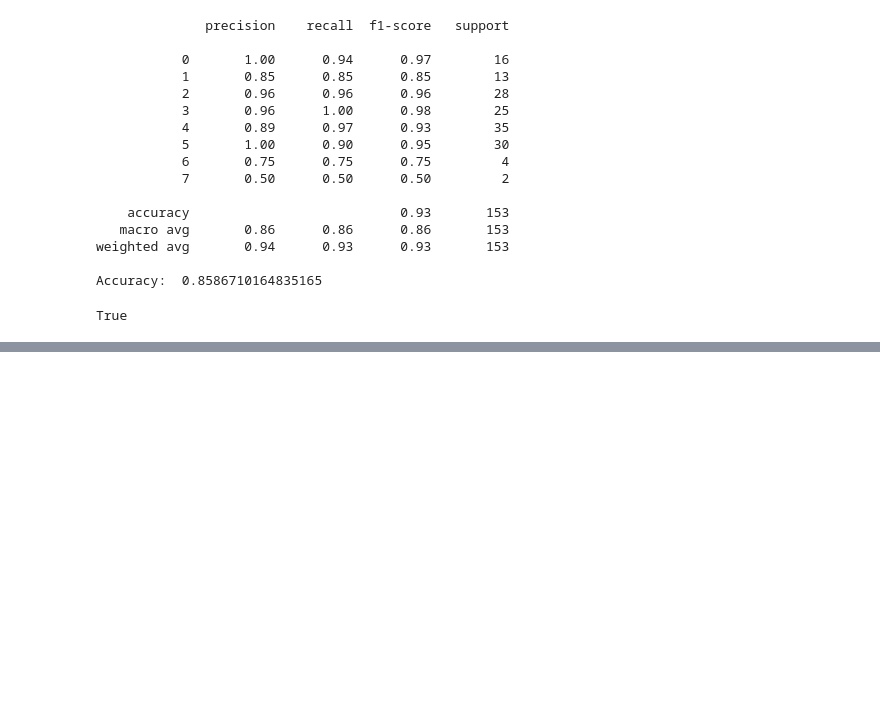
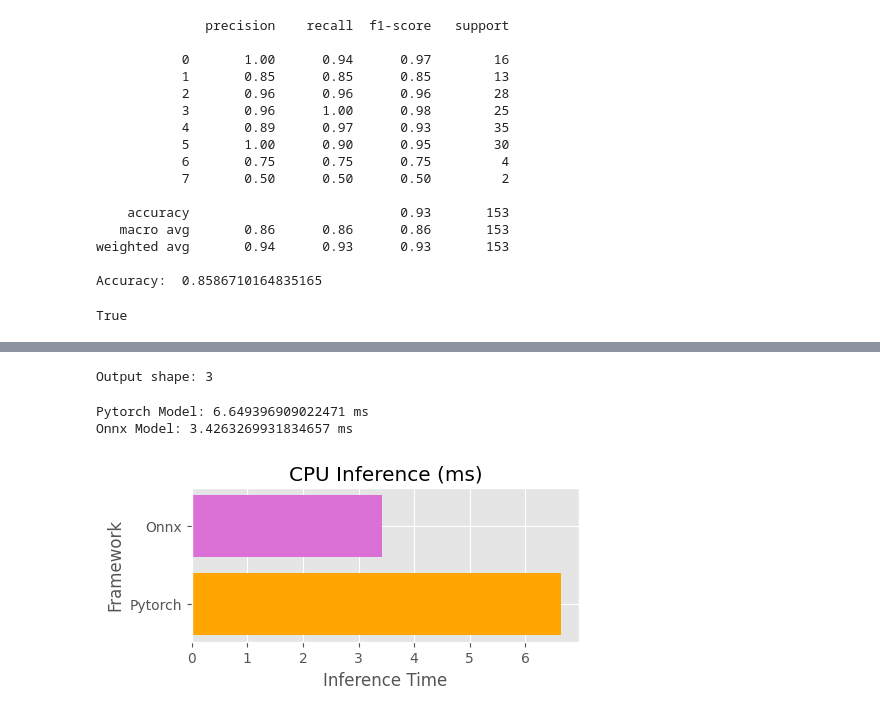
Before and after one commit to Angel-Ceballos/car-grouping, a Jupyter notebook: solution.ipynb, the cells around one changed output, grey strips where cells are left out. Cells and saved outputs as stored; diff of their text form; code cells hidden in the pictures; blank space fills up the shorter version.

```diff
--- a/solution.ipynb
+++ b/solution.ipynb
@@ -570,0 +620,27 @@ True
+# %%
+import onnxruntime as rt
+
+#define the priority order for the execution providers
+# prefer CUDA Execution Provider over CPU Execution Provider
+EP_list = ['CPUExecutionProvider']
+
+# initialize the model.onnx
+sess = rt.InferenceSession("model/final_model_Resnet18_car.onnx", providers=EP_list)
+
+# get the outputs metadata as a list of :class:`onnxruntime.NodeArg`
+output_color = sess.get_outputs()[0].name
+output_type = sess.get_outputs()[1].name
+output_ori = sess.get_outputs()[2].name
+
+# get the inputs metadata as a list of :class:`onnxruntime.NodeArg`
+input_name = sess.get_inputs()[0].name
+
+img = cv2.imread("./subset/0002_c005_00085015_0.jpg")
+tensor_img = transform(img).numpy()
+tensor_img = tensor_img[None,:,:,:]
+# inference run using image_data as the input to the model
+detections = sess.run([output_color, output_type, output_ori], {input_name: tensor_img})
+
+print("Output shape:", len(detections))
+# %% [output]
+Output shape: 3
@@ -570,0 +657,26 @@ True
+# %%
+x_ft = torch.rand(1, 3, 128, 128).to("cpu")
+x_np = x_ft.numpy()
+car_model.to("cpu").eval()
+print(f"Pytorch Model: {np.mean([timer(car_model,x_ft) for _ in range(1000)])} ms")
+print(f"Onnx Model: {np.mean([timer(sess_run, sess, x_np) for _ in range(1000)])} ms")
+# %% [output]
+Pytorch Model: 6.649396909022471 ms
+Onnx Model: 3.4263269931834657 ms
+# %%
+name = ['Pytorch', 'Onnx']
+time = [6.64, 3.42]
+c = ['orange', 'orchid']
+
+# Figure Size
+fig = plt.figure(figsize =(5, 2))
+
+# Horizontal Bar Plot
+plt.barh(name, time, color=c)
+plt.xlabel("Inference Time")
+plt.ylabel("Framework")
+plt.title("CPU Inference (ms)")
+# Show Plot
+plt.show()
+# %% [output]
+[figure, added]
```
Also changed, not shown: parts of 8 cells of this notebook, 3 other files.
